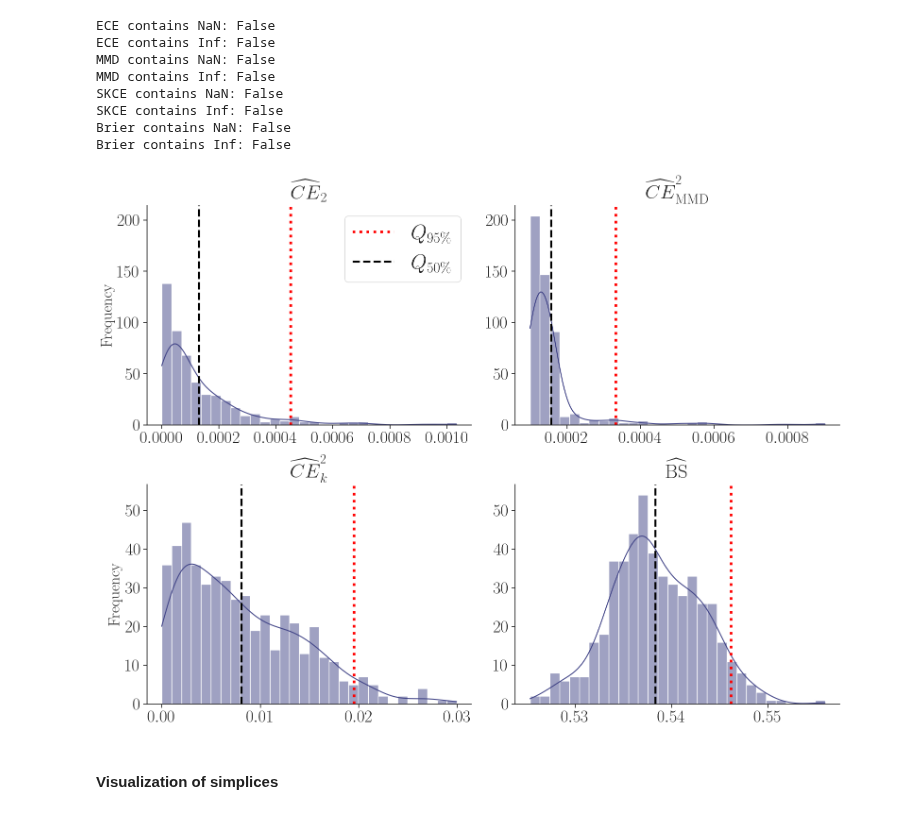
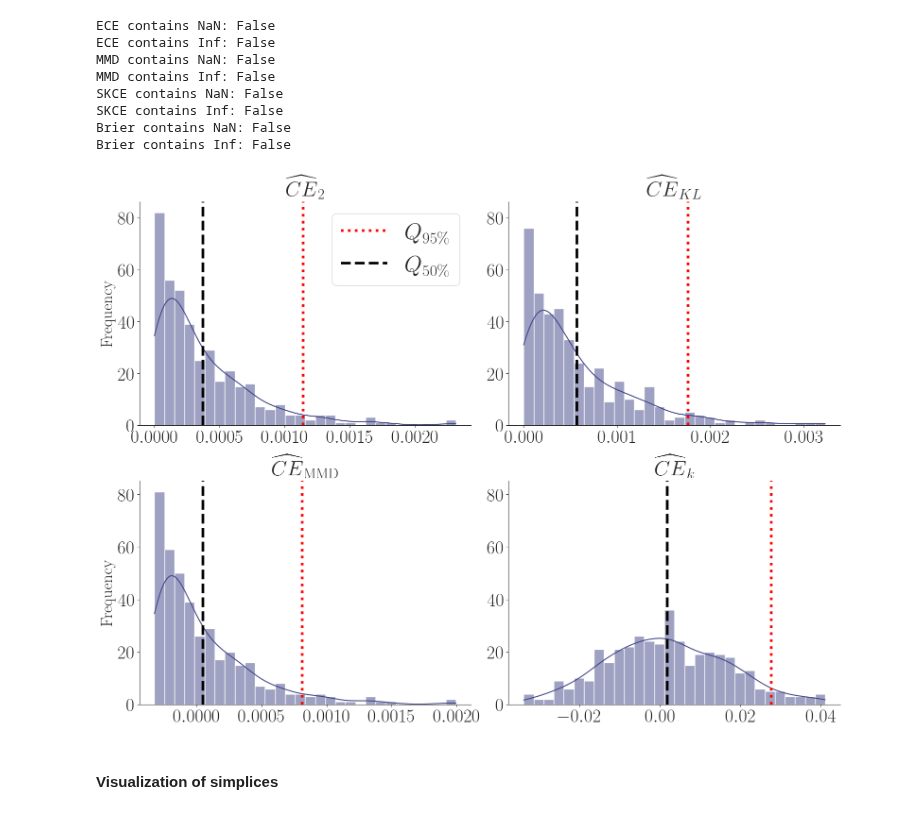
Before and after one commit to mkjuergens/EnsembleCalibration, a Jupyter notebook: notebooks/cal_estimator_analysis.ipynb, the cells around one changed output. Saved outputs shown, nothing was run; the diff lists cells and outputs as text; code cells hidden in the pictures.

```diff
--- a/notebooks/cal_estimator_analysis.ipynb
+++ b/notebooks/cal_estimator_analysis.ipynb
@@ -184,6 +241,9 @@ def miscalibration_lambda(
     elif cal_estimate == "MMD":
         params = {"bw": 0.001}
         miscal_obj = mmd_kce_obj
+    elif cal_estimate == "KL":
+        params = {"bw": 0.001}
+        miscal_obj = kl_kde_obj
     else:
         raise ValueError("Invalid calibration estimate")
     # calculate the convex combination of the proposed weight
@@ -314,3 +378,6 @@ for i in range(D):
+# %%
+# detach all tensors in stats_kl
+stats_kl = [stat.detach().numpy() for stat in stats_kl]
 # %%
 stats_ece = np.array(stats_ece)
 sns.histplot(stats_ece, bins=40, kde=True)
@@ -328,4 +395,9 @@ plt.show()
 stats_brier = np.array(stats_brier)
 sns.histplot(stats_brier, bins=40, kde=True)
 plt.title("Brier")
+plt.show()
+stats_kl = np.array(stats_kl)
+sns.histplot(stats_kl, bins=40, kde=True)
+plt.title("KL")
+plt.show()
 # %% [output]
@@ -339,7 +411,8 @@ df_stats = pd.DataFrame({
     'ECE': stats_ece,
     'MMD': stats_mmd,
     'SKCE': stats_skce,
-    'Brier': stats_brier
+    'Brier': stats_brier,
+    'KL': stats_kl
 })
 # %%
 df_stats
@@ -403,51 +476,56 @@ ax4 = plt.subplot(2, 2, 4, sharey=ax3)
 axes = [ax1, ax2, ax3, ax4]
 
 # Define the statistics and their titles
-stats = ['ECE', 'MMD', 'SKCE', 'Brier']
-labels = [r'$\widehat{CE}_{2}$', r'$\widehat{CE}_{\mathrm{MMD}}^2$', r'$\widehat{CE}_{k}^2$',
-          r'$\widehat{\mathrm{BS}}$']
-cmap = plt.get_cmap('viridis')
-colors = [cmap(.2) for i in np.linspace(0, .8, len(stats))]
-axes[0].set_ylabel(r'$\mathrm{Frequency}$', fontsize=26)
+stats = ["ECE", "KL", "MMD", "SKCE"]
+labels = [
+    r"$\widehat{CE}_{2}$",
+    r"$\widehat{CE}_{KL}$", r"$\widehat{CE}_{\mathrm{MMD}}$",
+    r"$\widehat{CE}_{k}$",
+]
+cmap = plt.get_cmap("viridis")
+colors = [cmap(0.2) for i in np.linspace(0, 0.8, len(stats))]
+axes[0].set_ylabel(r"$\mathrm{Frequency}$", fontsize=26)
 for i, stat in enumerate(stats):
     # Plot histogram with KDE
     sns.histplot(df_stats[stat], kde=True, ax=axes[i], color=colors[i], bins=30)
     # add quantiles
     q_95 = np.quantile(df_stats[stat], 0.95)
     # plot vertical line at 95% quantile, using red dashed line
-    axes[i].axvline(q_95, color='red', linestyle=':', linewidth=4, label=r'$Q_{95\%}$')
+    axes[i].axvline(q_95, color="red", linestyle=":", linewidth=4, label=r"$Q_{95\%}$")
 
     # Calculate mean value
     mean_value = np.mean(df_stats[stat])
 
     # Add vertical line at the mean value
-    axes[i].axvline(mean_value, color='black', linestyle='--', linewidth=3, label=r'$Q_{50\%}$')
+    axes[i].axvline(
+        mean_value, color="black", linestyle="--", linewidth=4, label=r"$Q_{50\%}$"
+    )
 
     # Set the title and labels using LaTeX-formatted strings
-    axes[i].set_title(f'{labels[i]}', fontsize=30, pad=10)
-    axes[i].set_xlabel('', fontsize=20)
+    axes[i].set_title(f"{labels[i]}", fontsize=32, pad=10)
+    axes[i].set_xlabel("", fontsize=20)
     if i == 0 or i == 2:
-        axes[i].set_ylabel(r'$\mathrm{Frequency}$', fontsize=24)
+        axes[i].set_ylabel(r"$\mathrm{Frequency}$", fontsize=25)
     else:
-        axes[i].set_ylabel('')
+        axes[i].set_ylabel("")
     # axes[i].set_ylabel(r'$\mathrm{Frequency}$', fontsize=22)
 
     # Adjust tick parameters
-    axes[i].tick_params(axis='both', which='major', labelsize=26)
+    axes[i].tick_params(axis="both", which="major", labelsize=28)
 
     # Set x-axis limits if necessary
-    #axes[i].set_xlim(left=0)  # Assuming the statistics are non-negative
+    # axes[i].set_xlim(left=0)  # Assuming the statistics are non-negative
 
     # Add legend
-axes[0].legend(fontsize=32)
+axes[0].legend(fontsize=35)
 
 # Adjust layout to prevent overlap
 plt.tight_layout()
 # create directory if it does not exist
 os.makedirs("../figures", exist_ok=True)
-plt.savefig("../figures/histogram_cal_estimates.pdf", dpi=400)
+plt.savefig("../figures/histogram_cal_estimates_new.pdf", dpi=400)
 # %% [output]
-[figure, old version]
+[figure, new version]
 # %% [markdown]
 #### Visualization of simplices
 # %%
```
Also changed, not shown: parts of 11 cells of this notebook, 1 other file.
